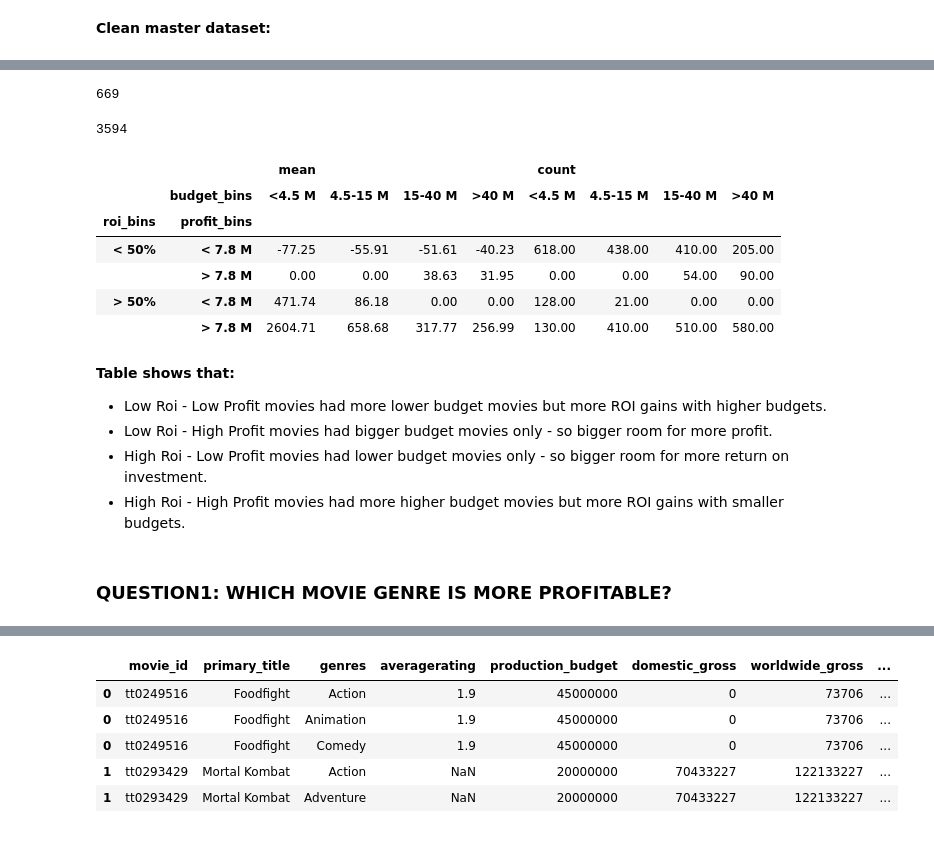
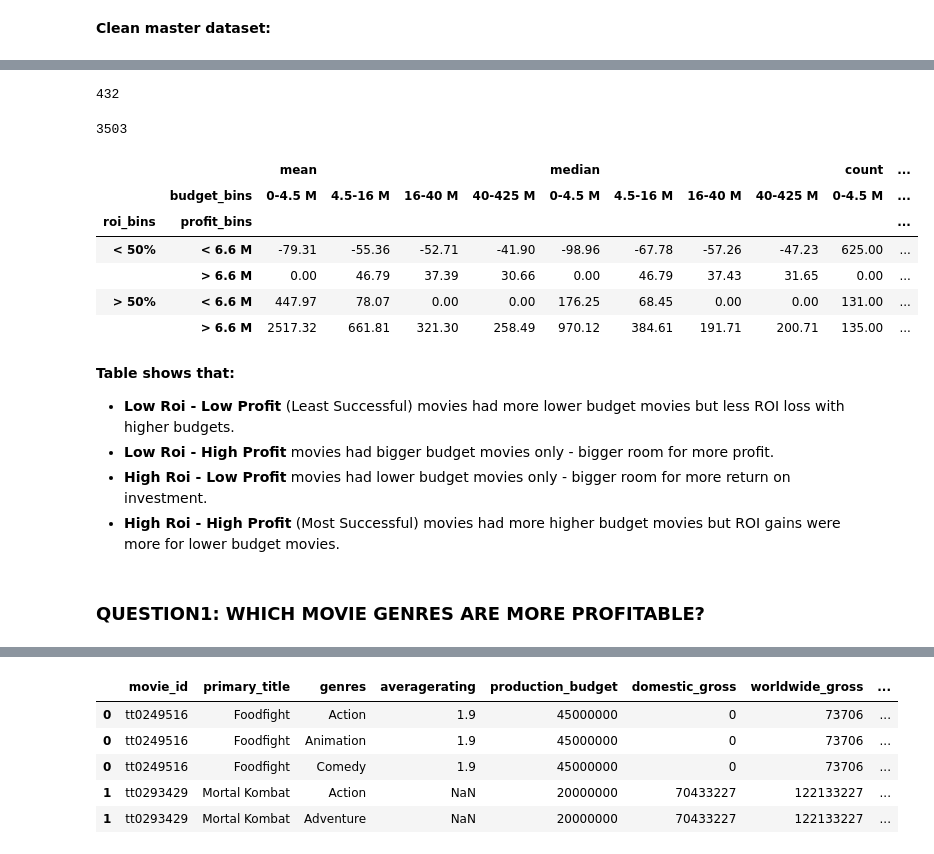
Before and after one commit to erdemiraysu/Exploratory-Movie-Analyses, a Jupyter notebook: student.ipynb, the cells around one changed output, grey strips where cells are left out. Cells and saved outputs as stored; diff of their text form; code cells hidden in the pictures.

```diff
--- a/student.ipynb
+++ b/student.ipynb
@@ -628,4 +722,4 @@ Name: production_budget, dtype: float64
 # %%
 master_clean['roi_bins'] = master_clean['roi'].map(lambda x: '< 50%' if x<=master_clean['roi'].median() else ('> 50%'))
-master_clean['profit_bins'] = master_clean['profit'].map(lambda x: '< 7.8 M' if x<=master_clean['profit'].median() else ('> 7.8 M'))
+master_clean['profit_bins'] = master_clean['profit'].map(lambda x: '< 6.6 M' if x<=master_clean['profit'].median() else ('> 6.6 M'))
 master_clean['roi_profit_bins'] = master_clean['roi_bins'] + ' ' + master_clean['profit_bins']
@@ -632,2 +734,2 @@ master_clean['roi_profit_bins'] = master_clean['roi_bins'] + ' ' + master_clean[
 # %%
-master_clean['budget_bins'] = pd.qcut(master_clean['production_budget'], q=4, labels=['<4.5 M', '4.5-15 M', '15-40 M', '>40 M'])
+master_clean['budget_bins'] = pd.qcut(master_clean['production_budget'], q=4, labels=['0-4.5 M', '4.5-16 M', '16-40 M', '40-425 M'])
@@ -643,10 +745,12 @@ master_clean.sample(5)
 # %%
-# # MASTER dataset included duplicated entries due to multiple directors. Drop these first.
-master_clean_distinctmovies = master_clean.copy()
+# MASTER dataset included duplicated entries due to multiple directors.
+# Drop these to create another dataset because
+# you do not want the same movie repeated for some of the analyses.
+master_clean_distinct = master_clean.copy()
 # %%
-master_clean_distinctmovies['movie_id'].duplicated().sum()
+master_clean_distinct['movie_id'].duplicated().sum()
 # %% [output]
-669
+432
 # %%
-master_clean_distinctmovies = master_clean_distinctmovies.drop_duplicates(subset='movie_id').reset_index(drop=True)
+master_clean_distinct = master_clean_distinct.drop_duplicates(subset='movie_id').reset_index(drop=True)
 # %%
@@ -654,30 +758,31 @@ assert(master_clean_distinctmovies['movie_id'].duplicated().sum() ==0)
 # %%
-len(master_clean_distinctmovies['movie_id'])
+len(master_clean_distinct['movie_id'])
 # %% [output]
-3594
+3503
 # %%
-success_pivot = master_clean_distinctmovies.pivot_table(index=['roi_bins','profit_bins'],
+success_pivot = master_clean_distinct.pivot_table(index=['roi_bins','profit_bins'],
                                          values='roi',
                                          columns=['budget_bins'],
-                                         aggfunc=['mean','count'], fill_value=0 )
+                                         aggfunc=['mean','median','count'], fill_value=0 ) # Nan values replaced by 0 for table
 
 success_pivot = success_pivot.style.format("{:.2f}").background_gradient(cmap='Purples', low=0, high=0.75)
 success_pivot
+
 #https://towardsdatascience.com/adding-style-to-pandas-in-just-a-few-lines-of-code-be942f65b3a5
 # %% [output]
-|  |  | mean |  |  |  | count |  |  |  |
-|  | budget_bins | <4.5 M | 4.5-15 M | 15-40 M | >40 M | <4.5 M | 4.5-15 M | 15-40 M | >40 M |
-| roi_bins | profit_bins |  |  |  |  |  |  |  |  |
-| < 50% | < 7.8 M | -77.25 | -55.91 | -51.61 | -40.23 | 618.00 | 438.00 | 410.00 | 205.00 |
-|  | > 7.8 M | 0.00 | 0.00 | 38.63 | 31.95 | 0.00 | 0.00 | 54.00 | 90.00 |
-| > 50% | < 7.8 M | 471.74 | 86.18 | 0.00 | 0.00 | 128.00 | 21.00 | 0.00 | 0.00 |
-|  | > 7.8 M | 2604.71 | 658.68 | 317.77 | 256.99 | 130.00 | 410.00 | 510.00 | 580.00 |
+|  |  | mean |  |  |  | median |  |  |  | count | ... |
+|  | budget_bins | 0-4.5 M | 4.5-16 M | 16-40 M | 40-425 M | 0-4.5 M | 4.5-16 M | 16-40 M | 40-425 M | 0-4.5 M | ... |
+| roi_bins | profit_bins |  |  |  |  |  |  |  |  |  | ... |
+| < 50% | < 6.6 M | -79.31 | -55.36 | -52.71 | -41.90 | -98.96 | -67.78 | -57.26 | -47.23 | 625.00 | ... |
+|  | > 6.6 M | 0.00 | 46.79 | 37.39 | 30.66 | 0.00 | 46.79 | 37.43 | 31.65 | 0.00 | ... |
+| > 50% | < 6.6 M | 447.97 | 78.07 | 0.00 | 0.00 | 176.25 | 68.45 | 0.00 | 0.00 | 131.00 | ... |
+|  | > 6.6 M | 2517.32 | 661.81 | 321.30 | 258.49 | 970.12 | 384.61 | 191.71 | 200.71 | 135.00 | ... |
 # %% [markdown]
 **Table shows that:**
-- Low Roi - Low Profit movies had more lower budget movies but more ROI gains with higher budgets.
-- Low Roi - High Profit movies had bigger budget movies only - so bigger room for more profit.
-- High Roi - Low Profit movies had lower budget movies only - so bigger room for more return on investment.
-- High Roi - High Profit movies had more higher budget movies but more ROI gains with smaller budgets.
+- **Low Roi - Low Profit** (Least Successful) movies had more lower budget movies but less ROI loss with higher budgets.
+- **Low Roi - High Profit** movies had bigger budget movies only -  bigger room for more profit.
+- **High Roi - Low Profit** movies had lower budget movies only -  bigger room for more return on investment.
+- **High Roi - High Profit** (Most Successful) movies had more higher budget movies but ROI gains were more for lower budget movies.
 # %% [markdown]
-### QUESTION1: WHICH MOVIE GENRE IS MORE PROFITABLE?
+### QUESTION1: WHICH MOVIE GENRES ARE MORE PROFITABLE?
 # %%
```
Also changed, not shown: parts of 181 cells of this notebook.
